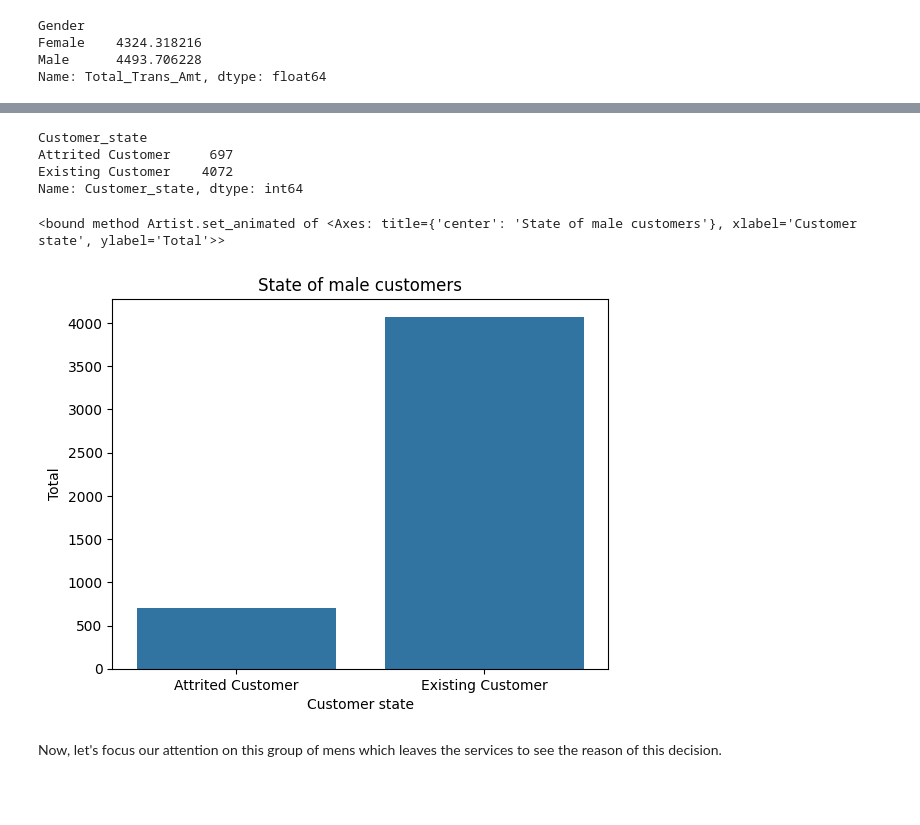
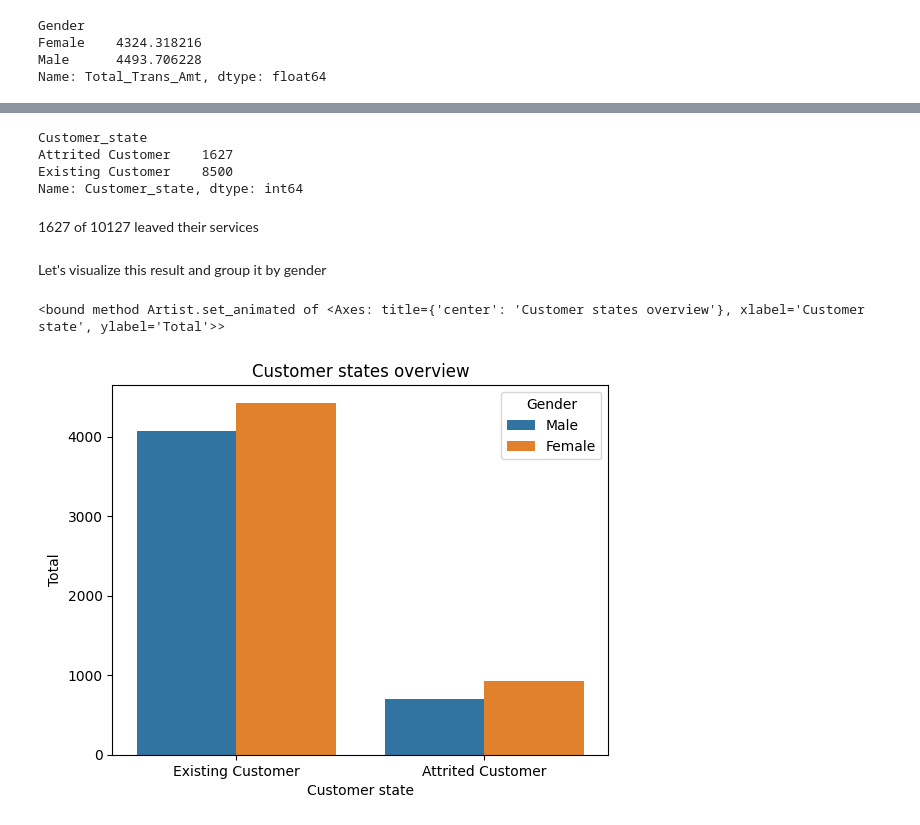
Before and after one commit to gas2345678/data_analysis-portfolio, a Jupyter notebook: Python/credit_cards_customers.ipynb, the cells around one changed output, grey strips where cells are left out. Drawn from its saved outputs; the diff is of its cells as text; code cells hidden in the pictures; blank space fills up the shorter version.

```diff
--- a/Python/credit_cards_customers.ipynb
+++ b/Python/credit_cards_customers.ipynb
@@ -116,19 +106,21 @@ male_customers.head()
 # %%
-male_states = male_customers.groupby("Customer_state")["Customer_state"].count()
-male_states
+customers_states = df.groupby("Customer_state")["Customer_state"].count()
+customers_states
 # %% [output]
 Customer_state
-Attrited Customer     697
-Existing Customer    4072
+Attrited Customer    1627
+Existing Customer    8500
 Name: Customer_state, dtype: int64
-# %%
-male_barplot = sb.barplot(male_states)
-male_barplot.set_title("State of male customers")
-male_barplot.set_xlabel("Customer state")
-male_barplot.set_ylabel("Total")
-male_barplot.set_animated
-# %% [output]
-<bound method Artist.set_animated of <Axes: title={'center': 'State of male customers'}, xlabel='Customer state', ylabel='Total'>>
-[figure, removed]
-# %% [markdown]
-Now, let's focus our attention on this group of mens which leaves the services to see the reason of this decision.
+# %% [markdown]
+1627 of 10127 leaved their services
+# %% [markdown]
+Let's visualize this result and group it by gender
+# %%
+count_plot = sb.countplot(data=df,x="Customer_state",hue="Gender")
+count_plot.set_title("Customer states overview")
+count_plot.set_xlabel("Customer state")
+count_plot.set_ylabel("Total")
+count_plot.set_animated
+# %% [output]
+<bound method Artist.set_animated of <Axes: title={'center': 'Customer states overview'}, xlabel='Customer state', ylabel='Total'>>
+[figure, added]
```
Also changed, not shown: parts of 5 cells of this notebook.
